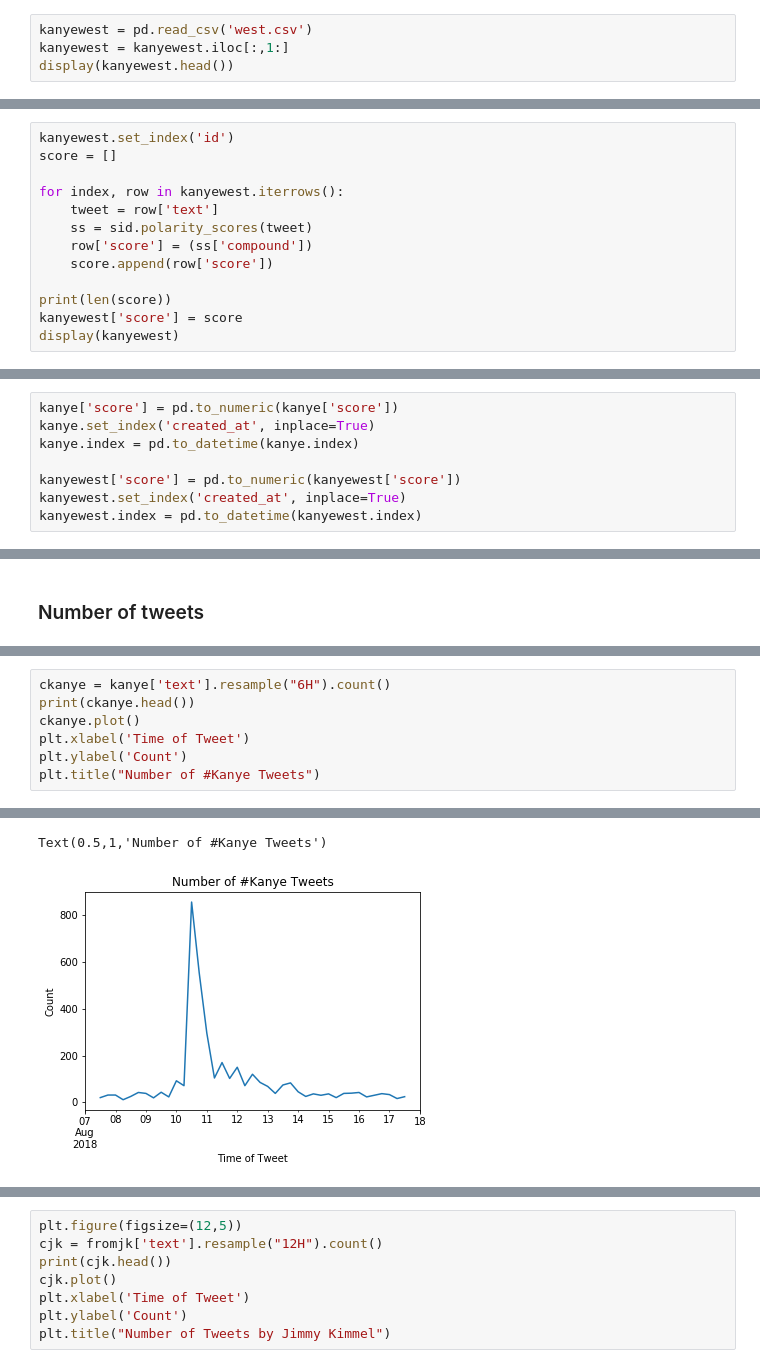
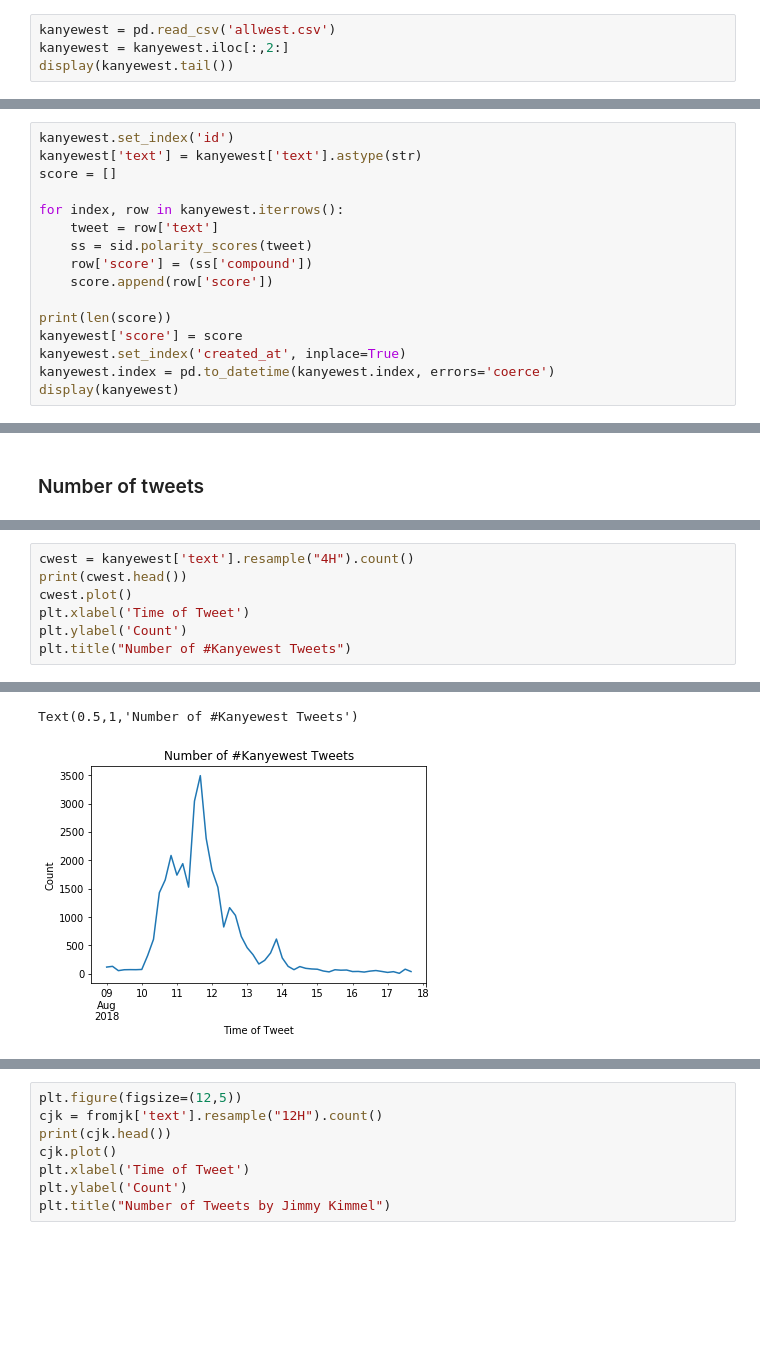
Before and after one commit to SilasNeptune/Sentiment-Analysis, a Jupyter notebook: Analysis.ipynb, the cells around one changed output, grey strips where cells are left out. Saved outputs shown, nothing was run; the diff lists cells and outputs as text; blank space fills up the shorter version.

```diff
--- a/Analysis.ipynb
+++ b/Analysis.ipynb
@@ -26,8 +26,8 @@ display(kanye.tail())
 | 3690 | 1026835983973711872 | Fitz said he face timed husband K... | 2018-08-07 14:22:30 | 0 | 0 | Instagram | United Kingdom | 39082359 | ... |
 | 3691 | 1026834754111516673 | We finally get to the long awaite... | 2018-08-07 14:17:37 | 1 | 0 | Justasample | NaN | 937978469207695362 | ... |
 # %%
-kanyewest = pd.read_csv('west.csv')
-kanyewest = kanyewest.iloc[:,1:]
-display(kanyewest.head())
+kanyewest = pd.read_csv('allwest.csv')
+kanyewest = kanyewest.iloc[:,2:]
+display(kanyewest.tail())
 # %% [output]
 |  | id | text | created_at | retweet_count | favorite_count | source | country | user_id | ... |
@@ -118,5 +145,6 @@ display(kanye)
 # %%
 kanyewest.set_index('id')
+kanyewest['text'] = kanyewest['text'].astype(str)
 score = []
 
 for index, row in kanyewest.iterrows():
@@ -127,5 +155,7 @@ for index, row in kanyewest.iterrows():
 
 print(len(score))
 kanyewest['score'] = score
+kanyewest.set_index('created_at', inplace=True)
+kanyewest.index = pd.to_datetime(kanyewest.index, errors='coerce')
 display(kanyewest)
 # %% [output]
@@ -389,11 +425,3 @@ allkanye['score'] = pd.to_numeric(allkanye['score'])
-# %%
-kanye['score'] = pd.to_numeric(kanye['score'])
-kanye.set_index('created_at', inplace=True)
-kanye.index = pd.to_datetime(kanye.index)
-
-kanyewest['score'] = pd.to_numeric(kanyewest['score'])
-kanyewest.set_index('created_at', inplace=True)
-kanyewest.index = pd.to_datetime(kanyewest.index)
 # %%
 hourly = kanye.resample("4H").mean()
 print(hourly.head())
@@ -532,9 +592,9 @@ created_at
 # %%
-ckanye = kanye['text'].resample("6H").count()
-print(ckanye.head())
-ckanye.plot()
+cwest = kanyewest['text'].resample("4H").count()
+print(cwest.head())
+cwest.plot()
 plt.xlabel('Time of Tweet')
 plt.ylabel('Count')
-plt.title("Number of #Kanye Tweets")
+plt.title("Number of #Kanyewest Tweets")
 # %% [output]
 created_at
@@ -547,2 +607,2 @@ Freq: 6H, Name: text, dtype: int64
-Text(0.5,1,'Number of #Kanye Tweets')
+Text(0.5,1,'Number of #Kanyewest Tweets')
-[figure, old version]
+[figure, new version]
```
Also changed, not shown: parts of 59 cells of this notebook.
